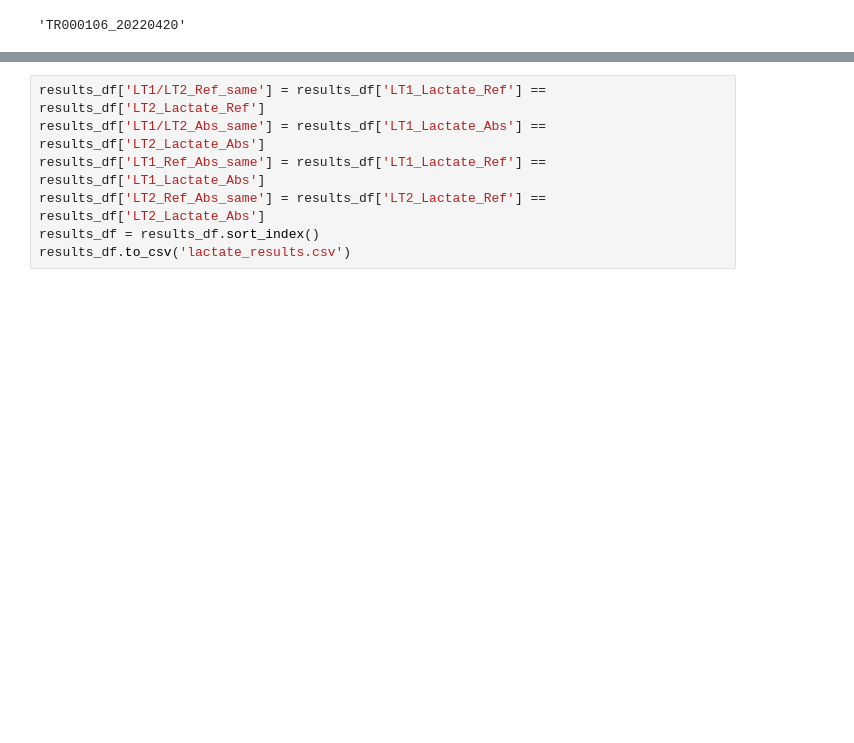
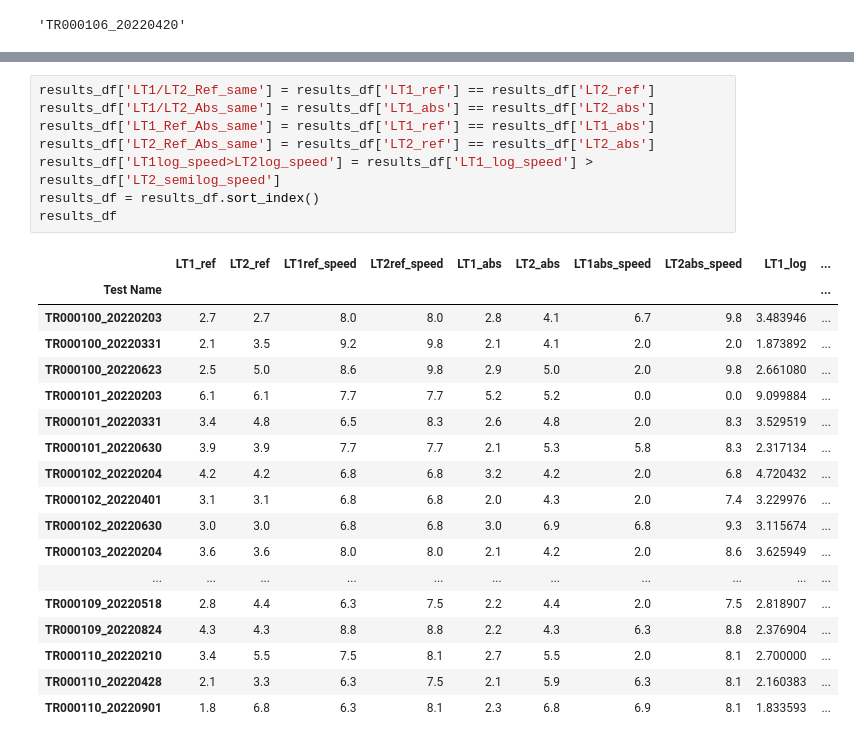
Before and after one commit to myschne/SI485Project, a Jupyter notebook: test_class.ipynb, the cells around one changed output, grey strips where cells are left out. Saved outputs shown, nothing was run; the diff lists cells and outputs as text; blank space fills up the shorter version.

```diff
--- a/test_class.ipynb
+++ b/test_class.ipynb
@@ -336,7 +327,27 @@ KeyError: "None of ['Test Name'] are in the columns"
 # %%
-results_df['LT1/LT2_Ref_same'] = results_df['LT1_Lactate_Ref'] == results_df['LT2_Lactate_Ref']
-results_df['LT1/LT2_Abs_same'] = results_df['LT1_Lactate_Abs'] == results_df['LT2_Lactate_Abs']
-results_df['LT1_Ref_Abs_same'] = results_df['LT1_Lactate_Ref'] == results_df['LT1_Lactate_Abs']
-results_df['LT2_Ref_Abs_same'] = results_df['LT2_Lactate_Ref'] == results_df['LT2_Lactate_Abs']
+results_df['LT1/LT2_Ref_same'] = results_df['LT1_ref'] == results_df['LT2_ref']
+results_df['LT1/LT2_Abs_same'] = results_df['LT1_abs'] == results_df['LT2_abs']
+results_df['LT1_Ref_Abs_same'] = results_df['LT1_ref'] == results_df['LT1_abs']
+results_df['LT2_Ref_Abs_same'] = results_df['LT2_ref'] == results_df['LT2_abs']
+results_df['LT1log_speed>LT2log_speed'] = results_df['LT1_log_speed'] > results_df['LT2_semilog_speed']
 results_df = results_df.sort_index()
-results_df.to_csv('lactate_results.csv')
+results_df
+# %% [output]
+|  | LT1_ref | LT2_ref | LT1ref_speed | LT2ref_speed | LT1_abs | LT2_abs | LT1abs_speed | LT2abs_speed | LT1_log | ... |
+| Test Name |  |  |  |  |  |  |  |  |  | ... |
+| TR000100_20220203 | 2.7 | 2.7 | 8.0 | 8.0 | 2.8 | 4.1 | 6.7 | 9.8 | 3.483946 | ... |
+| TR000100_20220331 | 2.1 | 3.5 | 9.2 | 9.8 | 2.1 | 4.1 | 2.0 | 2.0 | 1.873892 | ... |
+| TR000100_20220623 | 2.5 | 5.0 | 8.6 | 9.8 | 2.9 | 5.0 | 2.0 | 9.8 | 2.661080 | ... |
+| TR000101_20220203 | 6.1 | 6.1 | 7.7 | 7.7 | 5.2 | 5.2 | 0.0 | 0.0 | 9.099884 | ... |
+| TR000101_20220331 | 3.4 | 4.8 | 6.5 | 8.3 | 2.6 | 4.8 | 2.0 | 8.3 | 3.529519 | ... |
+| TR000101_20220630 | 3.9 | 3.9 | 7.7 | 7.7 | 2.1 | 5.3 | 5.8 | 8.3 | 2.317134 | ... |
+| TR000102_20220204 | 4.2 | 4.2 | 6.8 | 6.8 | 3.2 | 4.2 | 2.0 | 6.8 | 4.720432 | ... |
+| TR000102_20220401 | 3.1 | 3.1 | 6.8 | 6.8 | 2.0 | 4.3 | 2.0 | 7.4 | 3.229976 | ... |
+| TR000102_20220630 | 3.0 | 3.0 | 6.8 | 6.8 | 3.0 | 6.9 | 6.8 | 9.3 | 3.115674 | ... |
+| TR000103_20220204 | 3.6 | 3.6 | 8.0 | 8.0 | 2.1 | 4.2 | 2.0 | 8.6 | 3.625949 | ... |
+| ... | ... | ... | ... | ... | ... | ... | ... | ... | ... | ... |
+| TR000109_20220518 | 2.8 | 4.4 | 6.3 | 7.5 | 2.2 | 4.4 | 2.0 | 7.5 | 2.818907 | ... |
+| TR000109_20220824 | 4.3 | 4.3 | 8.8 | 8.8 | 2.2 | 4.3 | 6.3 | 8.8 | 2.376904 | ... |
+| TR000110_20220210 | 3.4 | 5.5 | 7.5 | 8.1 | 2.7 | 5.5 | 2.0 | 8.1 | 2.700000 | ... |
+| TR000110_20220428 | 2.1 | 3.3 | 6.3 | 7.5 | 2.1 | 5.9 | 6.3 | 8.1 | 2.160383 | ... |
+| TR000110_20220901 | 1.8 | 6.8 | 6.3 | 8.1 | 2.3 | 6.8 | 6.9 | 8.1 | 1.833593 | ... |
```
Also changed, not shown: parts of 4 cells of this notebook.
